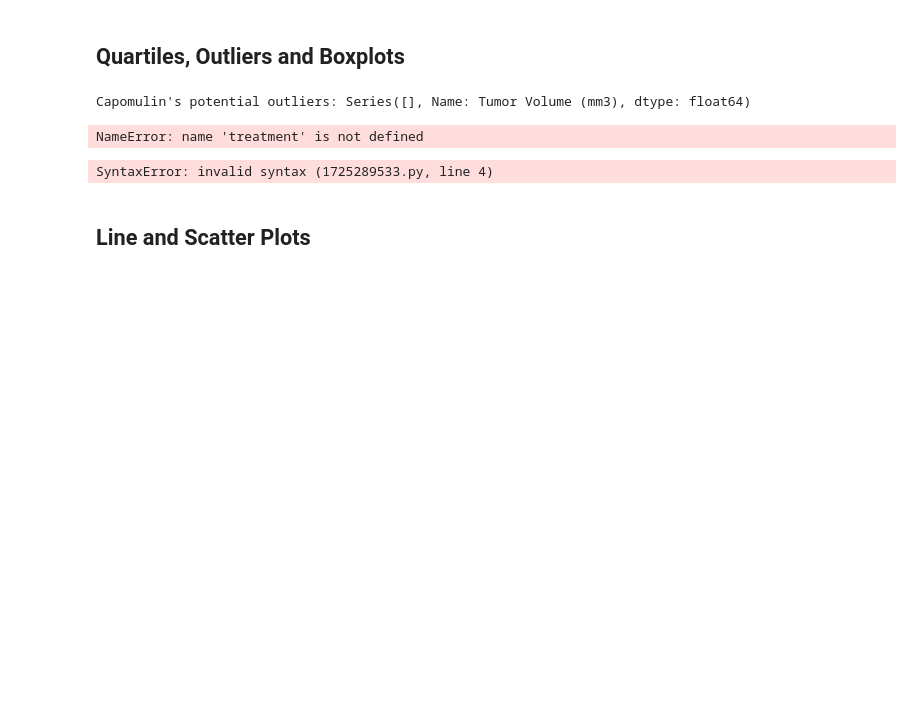
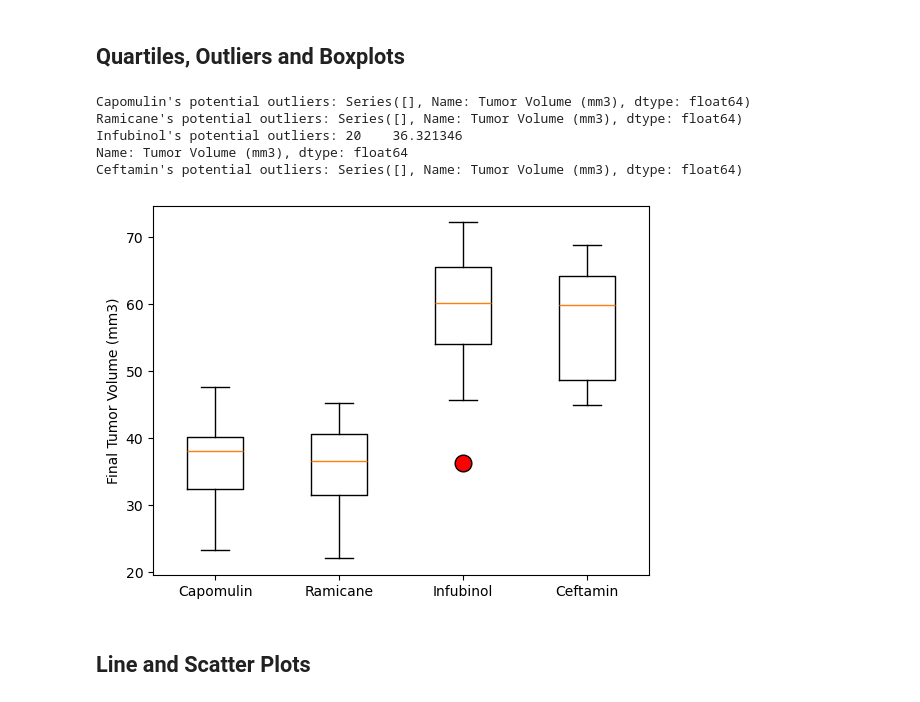
Before and after one commit to Dference/Pymaceuticals, a Jupyter notebook: pymaceuticals_challenge.ipynb, the cells around one changed output. Saved outputs shown, nothing was run; the diff lists cells and outputs as text; code cells hidden in the pictures; blank space fills up the shorter version.

```diff
--- a/pymaceuticals_challenge.ipynb
+++ b/pymaceuticals_challenge.ipynb
@@ -200,54 +206,48 @@ plt.show()
 # Capomulin, Ramicane, Infubinol, and Ceftamin
 
 # Group the data by 'Drug Regimen' and calculate the sum of 'Tumor Volume (mm3)'
-total_volume = clean_data.groupby('Drug Regimen')['Tumor Volume (mm3)'].sum()
+total_volume = clean_data.groupby('Mouse ID')['Timepoint'].max()
 
 # Merge this group df with the original DataFrame to get the tumor volume at the last timepoint
-cleanvolume_data = pd.merge(clean_data, total_volume, how="left")
+cleanvolume_data = pd.merge(clean_data, total_volume, on=['Mouse ID', 'Timepoint'])
 # %%
-# Put treatments into a list for for loop (and later for plot labels)
-treatment_regimens = ["Capomulin", "Ramicane", "Infubinol", "Ceftamin"]
+#Put treatments into a list for loop (and later for plot labels)
+treatment_regimens= ["Capomulin", "Ramicane", "Infubinol", "Ceftamin"]
 
-# Create empty list to fill with tumor vol data (for plotting)
+#Calculate the IQR and determine if there are arny outliers
 tumor_volume_data = []
 
-# Calculate the IQR and quantitatively determine if there are any potential outliers.
 for regimen in treatment_regimens:
-    # Locate the rows which contain mice on each drug and get the tumor volumes
-    treatment_data = cleanvolume_data[cleanvolume_data['Drug Regimen']==regimen]
-
-    # Add subset
+    treatment_data = cleanvolume_data[cleanvolume_data["Drug Regimen"] == regimen]
     tumor_volumes = treatment_data['Tumor Volume (mm3)']
     tumor_volume_data.append(tumor_volumes)
 
     # Determine outliers using upper and lower bounds
-    quartiles = tumor_volumes.quantile([.25,.5,.75])
+    quartiles = tumor_volumes.quantile([.25, .5, .75])
     lowerq = quartiles[0.25]
     upperq = quartiles[0.75]
     iqr = upperq - lowerq
     lower_bound = lowerq - (1.5*iqr)
     upper_bound = upperq + (1.5*iqr)
 
-    outliers = treatment_data[(treatment_data['Tumor Volume (mm3)'] < lower_bound) & (treatment_data['Tumor Volume (mm3)'] > upper_bound)]['Tumor Volume (mm3)']
+    outliers = treatment_data[(treatment_data['Tumor Volume (mm3)'] < lower_bound) |
+    (treatment_data['Tumor Volume (mm3)'] > upper_bound)]['Tumor Volume (mm3)']
+
     print(f"{regimen}'s potential outliers: {outliers}")
-
-#Find the mice for each drug and get Tumor Volumes
-    updated_treat_data = cleanvolume_data[cleanvolume_data['Drug Regimen']==treatment]
-    tumor_volumes = updated_treat_data['Tumor Volume (mm3)'].tolist()
-
-print(f"Drug: {treatment}")
-print(tumor_volumes, sep=',')
 # %% [output]
 Capomulin's potential outliers: Series([], Name: Tumor Volume (mm3), dtype: float64)
+Ramicane's potential outliers: Series([], Name: Tumor Volume (mm3), dtype: float64)
+Infubinol's potential outliers: 20    36.321346
+Name: Tumor Volume (mm3), dtype: float64
+Ceftamin's potential outliers: Series([], Name: Tumor Volume (mm3), dtype: float64)
-NameError: name 'treatment' is not defined
 # %%
-# Generate a box plot that shows the distrubution of the tumor volume for each treatment group.
-tumor_volume_data = {
-    'Capomulin': [
-    'Ramicane': [
-    'Infubinol': [
-    'Ceftamin': [
+# Generate a box plot that shows the distribution of the tumor volume for each treatment group
+fig1, ax1 = plt.subplots()
+ax1.set_ylabel("Final Tumor Volume (mm3)")
+ax1.boxplot(tumor_volume_data, flierprops=dict(marker='o', markerfacecolor='red', markersize=12))
+ax1.set_xticklabels(treatment_regimens)
+plt.show()
 # %% [output]
-SyntaxError: invalid syntax (1725289533.py, line 4)
+[figure, added]
 # %% [markdown]
 ## Line and Scatter Plots
```
Also changed, not shown: parts of 13 cells of this notebook.
